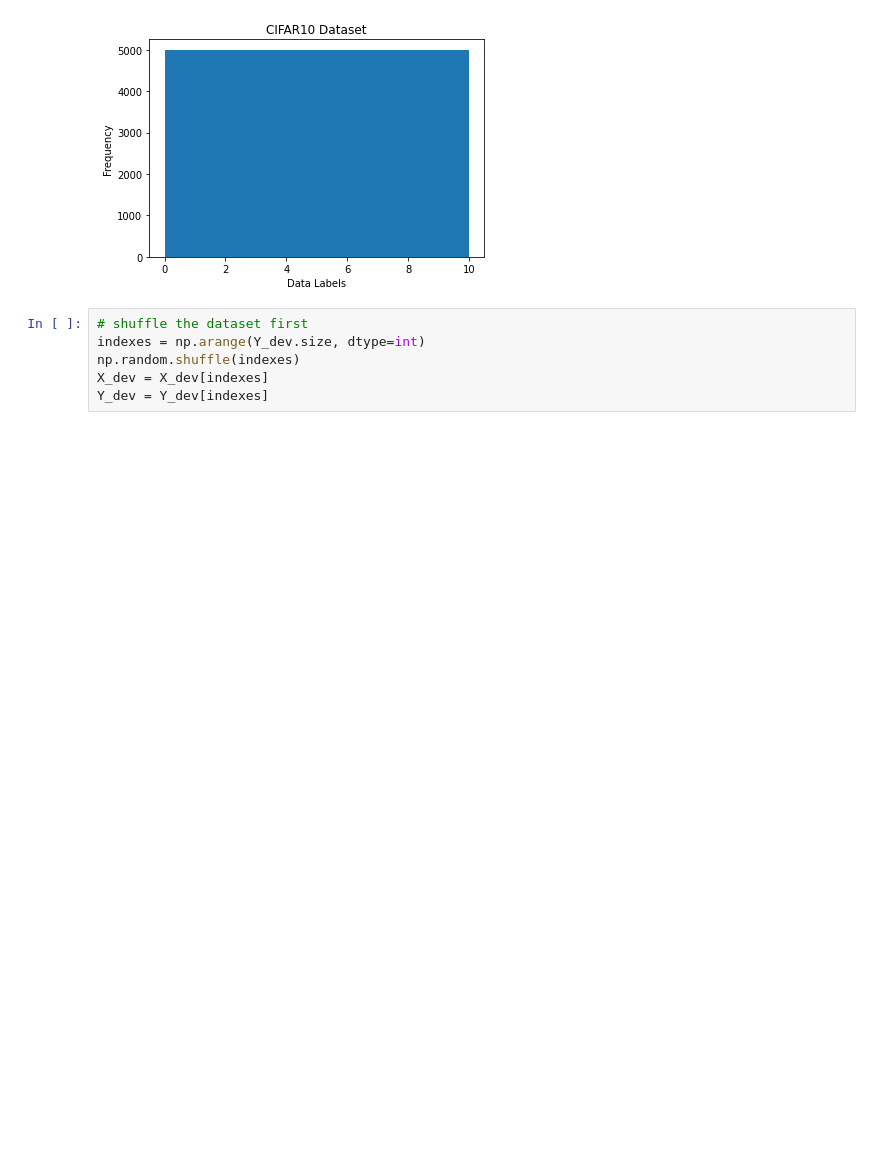
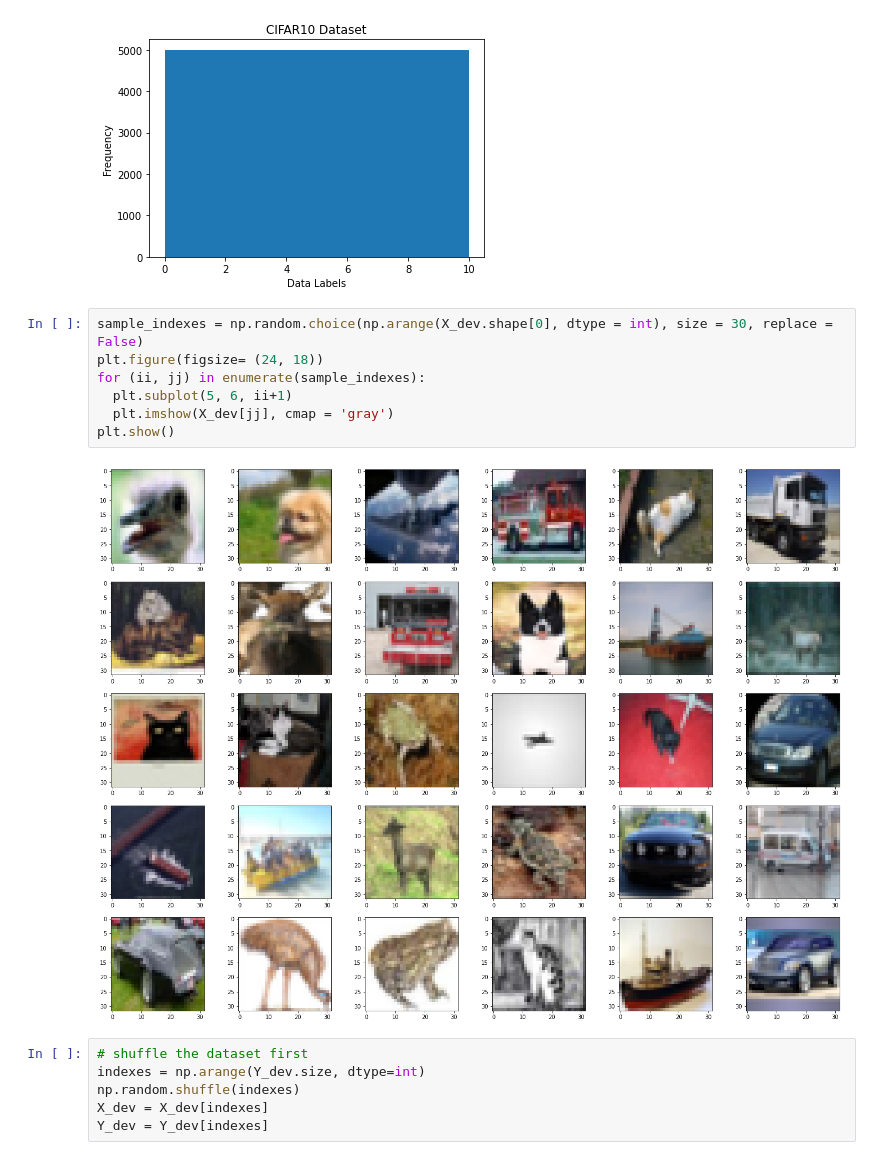
Before and after one commit to PatrickP-Student/ENEL645-Assignment2, a Jupyter notebook: assignment02.ipynb, the cells around one changed output. Cells and saved outputs as stored; diff of their text form; blank space fills up the shorter version.

```diff
--- a/assignment02.ipynb
+++ b/assignment02.ipynb
@@ -64,6 +66,15 @@ plt.title('CIFAR10 Dataset')
 plt.show()
 # %% [output]
 [figure]
+# %%
+sample_indexes = np.random.choice(np.arange(X_dev.shape[0], dtype = int), size = 30, replace = False)
+plt.figure(figsize= (24, 18))
+for (ii, jj) in enumerate(sample_indexes):
+  plt.subplot(5, 6, ii+1)
+  plt.imshow(X_dev[jj], cmap = 'gray')
+plt.show()
+# %% [output]
+[figure, added]
 # %%
 # shuffle the dataset first
 indexes = np.arange(Y_dev.size, dtype=int)
```
Also changed, not shown: parts of 6 cells of this notebook.
